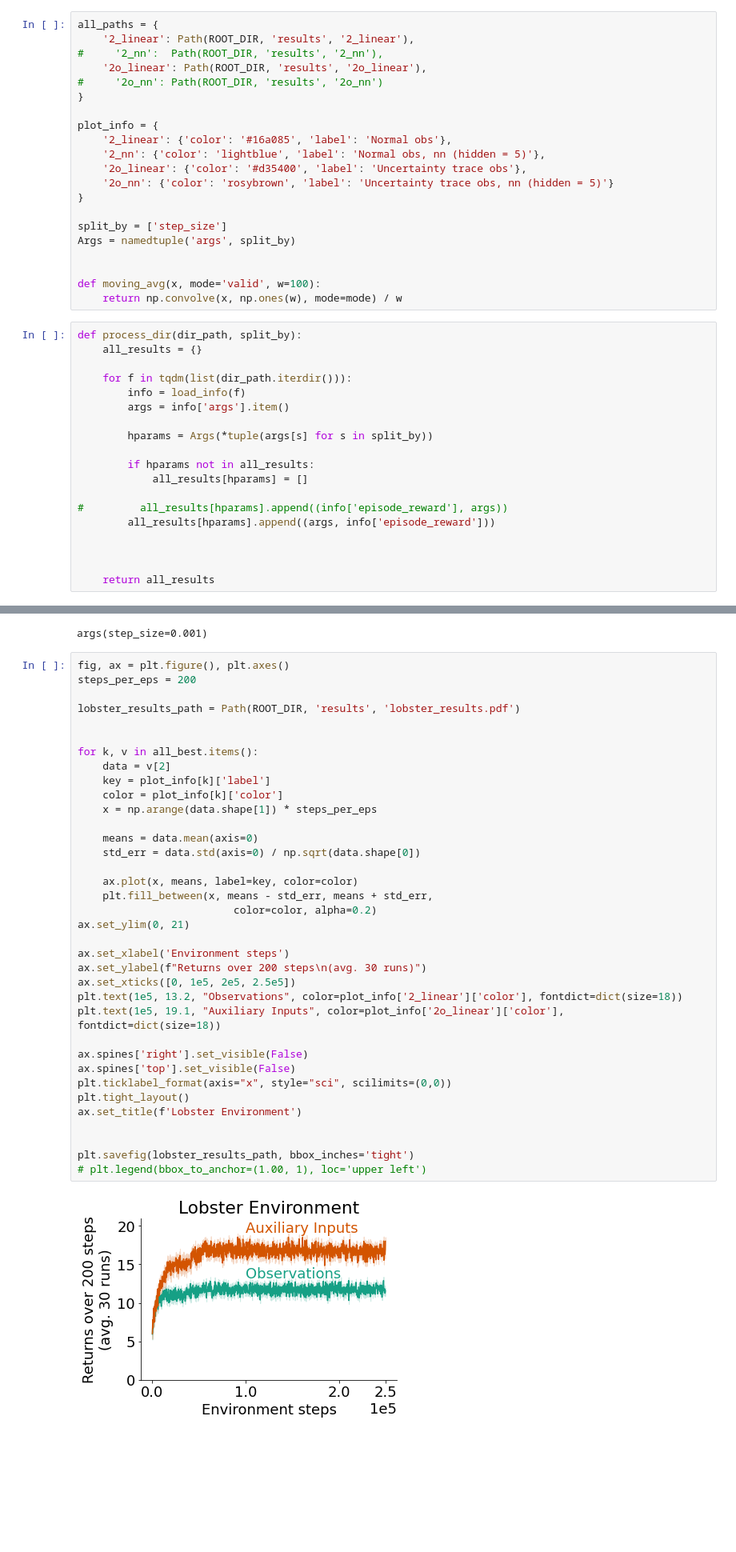
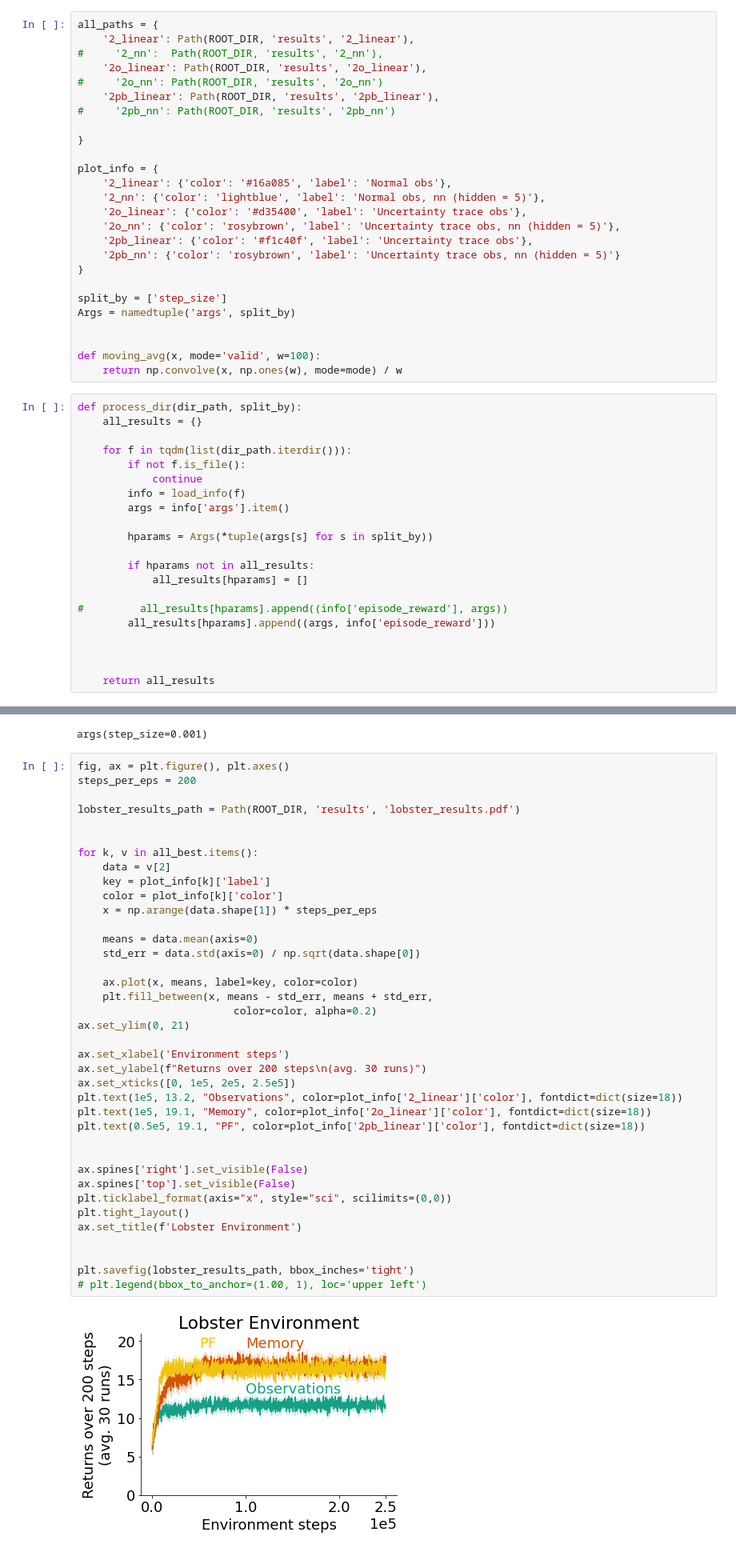
Before and after one commit to taodav/aux-inputs, a Jupyter notebook: analysis/plot_results_2.ipynb, the cells around one changed output, grey strips where cells are left out. Shown at 80% size. Drawn from its saved outputs; the diff is of its cells as text; blank space fills up the shorter version.

```diff
--- a/analysis/plot_results_2.ipynb
+++ b/analysis/plot_results_2.ipynb
@@ -15,13 +15,18 @@ all_paths = {
 #     '2_nn':  Path(ROOT_DIR, 'results', '2_nn'),
     '2o_linear': Path(ROOT_DIR, 'results', '2o_linear'),
 #     '2o_nn': Path(ROOT_DIR, 'results', '2o_nn')
+    '2pb_linear': Path(ROOT_DIR, 'results', '2pb_linear'),
+#     '2pb_nn': Path(ROOT_DIR, 'results', '2pb_nn')
+
 }
 
 plot_info = {
     '2_linear': {'color': '#16a085', 'label': 'Normal obs'},
     '2_nn': {'color': 'lightblue', 'label': 'Normal obs, nn (hidden = 5)'},
     '2o_linear': {'color': '#d35400', 'label': 'Uncertainty trace obs'},
-    '2o_nn': {'color': 'rosybrown', 'label': 'Uncertainty trace obs, nn (hidden = 5)'}
+    '2o_nn': {'color': 'rosybrown', 'label': 'Uncertainty trace obs, nn (hidden = 5)'},
+    '2pb_linear': {'color': '#f1c40f', 'label': 'Uncertainty trace obs'},
+    '2pb_nn': {'color': 'rosybrown', 'label': 'Uncertainty trace obs, nn (hidden = 5)'}
 }
 
 split_by = ['step_size']
@@ -35,6 +40,8 @@ def process_dir(dir_path, split_by):
     all_results = {}
 
     for f in tqdm(list(dir_path.iterdir())):
+        if not f.is_file():
+            continue
         info = load_info(f)
         args = info['args'].item()
 
@@ -103,35 +110,37 @@ lobster_results_path = Path(ROOT_DIR, 'results', 'lobster_results.pdf')
 
 for k, v in all_best.items():
     data = v[2]
     key = plot_info[k]['label']
     color = plot_info[k]['color']
     x = np.arange(data.shape[1]) * steps_per_eps
 
     means = data.mean(axis=0)
     std_err = data.std(axis=0) / np.sqrt(data.shape[0])
 
     ax.plot(x, means, label=key, color=color)
     plt.fill_between(x, means - std_err, means + std_err,
                          color=color, alpha=0.2)
 ax.set_ylim(0, 21)
 
 ax.set_xlabel('Environment steps')
 ax.set_ylabel(f"Returns over 200 steps\n(avg. 30 runs)")
 ax.set_xticks([0, 1e5, 2e5, 2.5e5])
 plt.text(1e5, 13.2, "Observations", color=plot_info['2_linear']['color'], fontdict=dict(size=18))
-plt.text(1e5, 19.1, "Auxiliary Inputs", color=plot_info['2o_linear']['color'], fontdict=dict(size=18))
+plt.text(1e5, 19.1, "Memory", color=plot_info['2o_linear']['color'], fontdict=dict(size=18))
+plt.text(0.5e5, 19.1, "PF", color=plot_info['2pb_linear']['color'], fontdict=dict(size=18))
+
 
 ax.spines['right'].set_visible(False)
 ax.spines['top'].set_visible(False)
 plt.ticklabel_format(axis="x", style="sci", scilimits=(0,0))
 plt.tight_layout()
 ax.set_title(f'Lobster Environment')
 
 
 plt.savefig(lobster_results_path, bbox_inches='tight')
 # plt.legend(bbox_to_anchor=(1.00, 1), loc='upper left')
 # %% [output]
-[figure, old version]
+[figure, new version]
 # %%
 fig, ax = plt.figure(), plt.axes()
 steps_per_eps = 200
```
Also changed, not shown: parts of 1 cell of this notebook, 11 other files.
